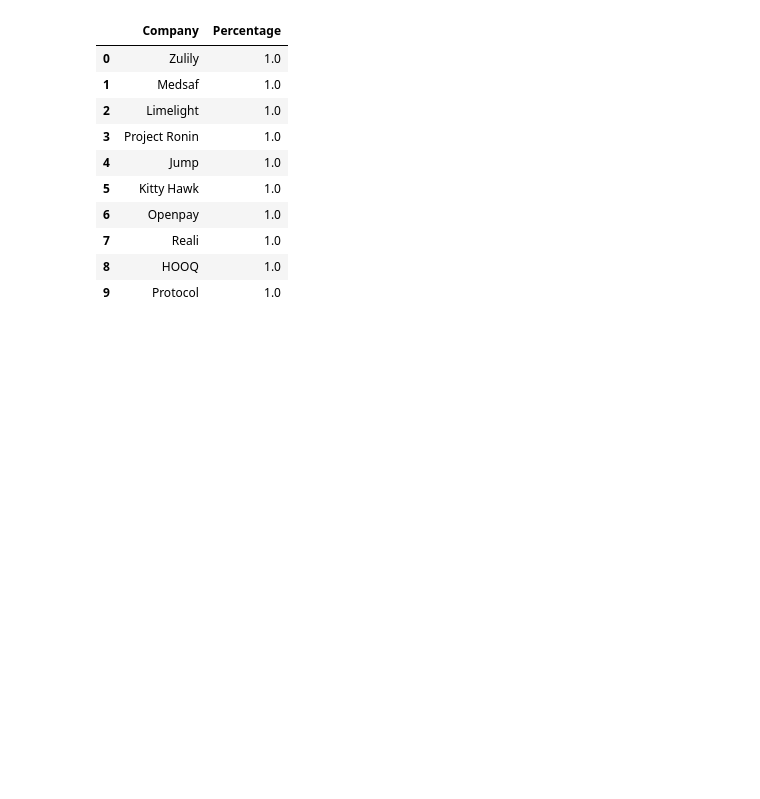
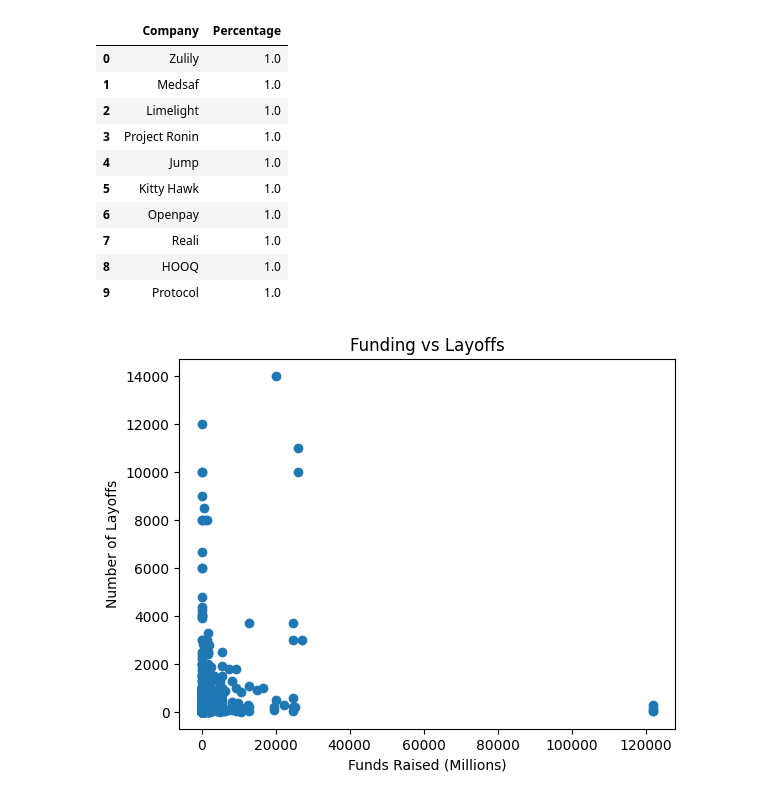
Before and after one commit to riddhikale/Tech-Layoffs, a Jupyter notebook: notebooks/eda.ipynb, the cells around one changed output. Saved outputs shown, nothing was run; the diff lists cells and outputs as text; code cells hidden in the pictures; blank space fills up the shorter version.

Commit message:
analyze relationship between funding raised and layoffs

```diff
--- a/notebooks/eda.ipynb
+++ b/notebooks/eda.ipynb
@@ -264,3 +264,17 @@ company_pct.head(10)
 | 7 | Reali | 1.0 |
 | 8 | HOOQ | 1.0 |
 | 9 | Protocol | 1.0 |
+# %%
+plt.scatter(
+    df['Funds_Raised'],
+    df['Laid_Off_Count']
+)
+
+plt.title("Funding vs Layoffs")
+plt.xlabel("Funds Raised (Millions)")
+plt.ylabel("Number of Layoffs")
+
+
+plt.show()
+# %% [output]
+[figure, added]
```
